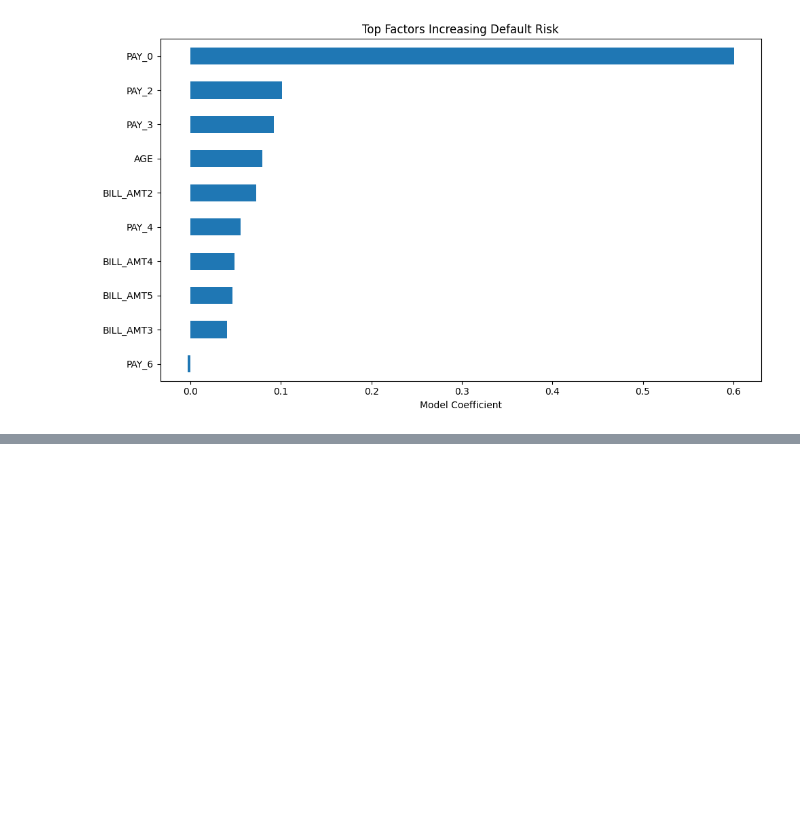
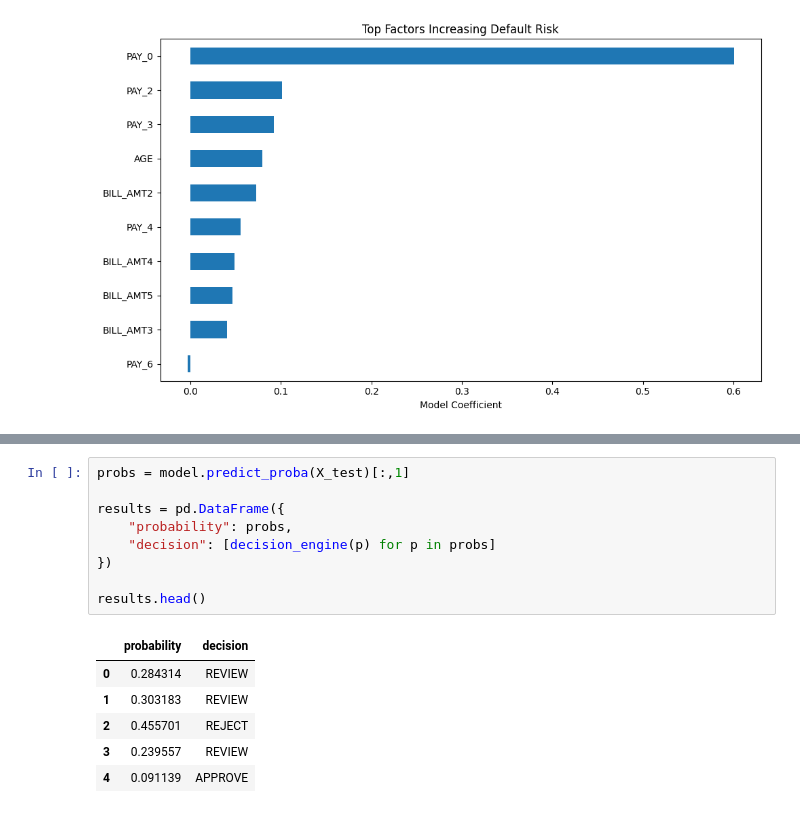
Before and after one commit to ricardoserodio/credit-risk-prediction, a Jupyter notebook: credit_risk_prediction.ipynb, the cells around one changed output, grey strips where cells are left out. Saved outputs shown, nothing was run; the diff lists cells and outputs as text; blank space fills up the shorter version.

```diff
--- a/credit_risk_prediction.ipynb
+++ b/credit_risk_prediction.ipynb
@@ -123,0 +132,16 @@ dtype: float64
+# %%
+probs = model.predict_proba(X_test)[:,1]
+
+results = pd.DataFrame({
+    "probability": probs,
+    "decision": [decision_engine(p) for p in probs]
+})
+
+results.head()
+# %% [output]
+|  | probability | decision |
+| 0 | 0.284314 | REVIEW |
+| 1 | 0.303183 | REVIEW |
+| 2 | 0.455701 | REJECT |
+| 3 | 0.239557 | REVIEW |
+| 4 | 0.091139 | APPROVE |
```
Also changed, not shown: parts of 8 cells of this notebook.
